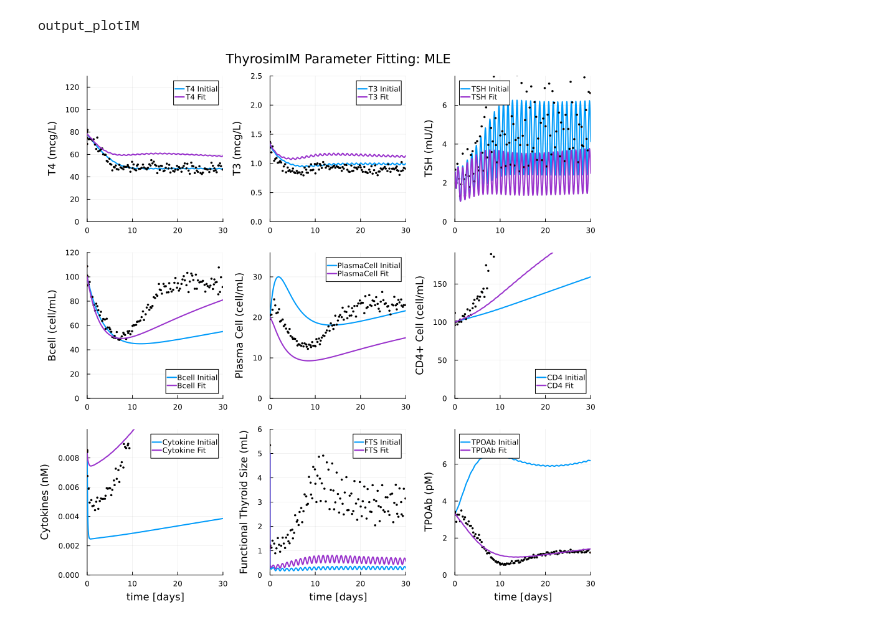
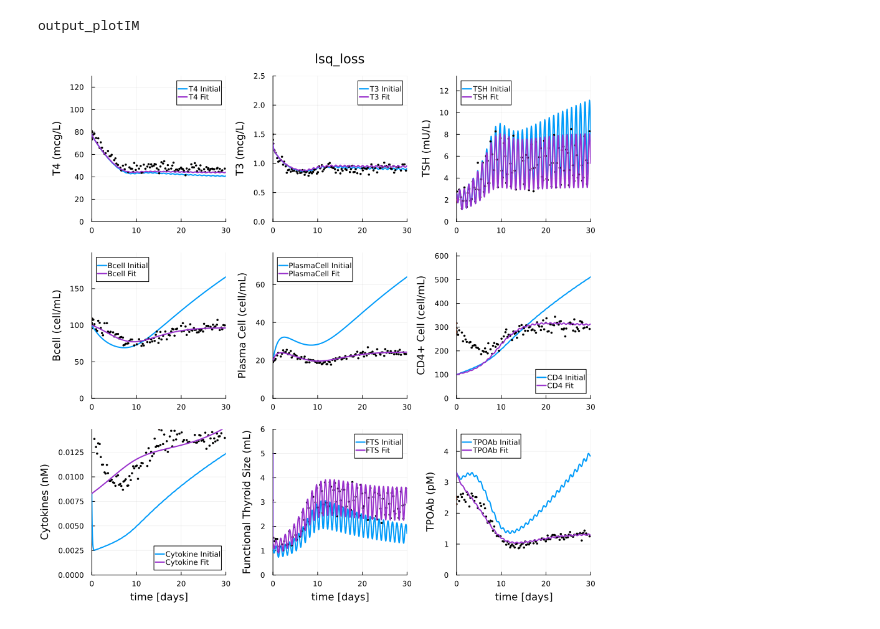
Before and after one commit to aidanboyne/BioCyb_UCLA, a Jupyter notebook: thyrosimIM/src/estIM_MLE_dev.ipynb, the cells around one changed output. Drawn from its saved outputs; the diff is of its cells as text; code cells hidden in the pictures.

Commit message:
Loss function compatibility with missing values

```diff
--- a/thyrosimIM/src/estIM_MLE_dev.ipynb
+++ b/thyrosimIM/src/estIM_MLE_dev.ipynb
@@ -351,4 +403,5 @@ fit_all (generic function with 1 method)
 free_params = initialize_free_varied()
 fixed_params = fixed_parameters()
 lb = zeros(size(free_params)[1])
-ub = fill(Inf, size(free_params)[1]);
+ub = free_params*10
+loss_function = lsq_loss
@@ -355,4 +410,4 @@ ub = fill(Inf, size(free_params)[1]);
 # %%
-MLE_trial = fit_all(free_params, fixed_params, lb, ub, sample_IM)
+MLE_trial = fit_all(free_params, fixed_params, lb, ub, sample_IM, loss_function=loss_function)
 # %% [output]
 ┌ Warning: Instability detected. Aborting
@@ -393,13 +433,13 @@ MLE_trial = fit_all(free_params, fixed_params, lb, ub, sample_IM)
 p0 = initialize_free_varied()
 tspan=(0.0,720.0)
 ic = ics()
-initial_prob = ODEProblem(thyrosimIM, ic, tspan, combine_params(p0, fixed_params))
-prob = ODEProblem(thyrosimIM, ic, tspan, combine_params(MLE_trial.minimizer, fixed_params))
+initial_prob = ODEProblem(thyrosimIM!, ic, tspan, combine_params(p0, fixed_params))
+prob = ODEProblem(thyrosimIM!, ic, tspan, combine_params(MLE_trial.minimizer, fixed_params))
 initial_sol = solve(initial_prob, Rosenbrock23())
 sol = solve(prob, Rosenbrock23());
 # %%
 " Outputs a scatterplot of the data overlayed with model predictions pre and post-fitting"
-function output_plotIM(sol_init, sol_fit, data; title::AbstractString = "ThyrosimIM Parameter Fitting: MLE", automargins::Bool=true)
+function output_plotIM(sol_init, sol_fit, data; title::AbstractString = "ThyrosimIM Parameter Fitting: MLE", automargins::Bool=true, plot_fit::Bool=true)
 
     # can definitley clean up this code quite a bit later (looped plotting, get rid of unnecessary plots...)
     # parameters to adjust figure limits
@@ -433,31 +473,31 @@ function output_plotIM(sol_init, sol_fit, data; title::AbstractString = "Thyrosi
 
     p1 = plot(time / 24.0, T4, ylim=(0, t4lim), xlim=xlim, linewidth=2, label="T4 Initial", ylabel="T4 (mcg/L)")
     p1 = scatter!(tvals, (777.0/3.2).*data.T4, ylabel="T4 (mcg/L)", markersize=1, label="")
-    p1 = plot!(time_fit / 24.0, T4_fit, ylim=(0, t4lim), xlim=xlim, linewidth=2, label="T4 Fit", ylabel="T4 (mcg/L)", color=:darkorchid)
+    plot_fit && (p1 = plot!(time_fit / 24.0, T4_fit, ylim=(0, t4lim), xlim=xlim, linewidth=2, label="T4 Fit", ylabel="T4 (mcg/L)", color=:darkorchid))
     p2 = plot(time / 24.0, T3, ylim=(0, t3lim), xlim=xlim, linewidth=2, label="T3 Initial", ylabel="T3 (mcg/L)", title=title)
     p2 = scatter!(tvals, (651.0/3.2).*data.T3, ylabel="T3 (mcg/L)", markersize=1, label="")
-    p2 = plot!(time_fit / 24.0, T3_fit, ylim=(0, t3lim), xlim=xlim, linewidth=2, label="T3 Fit", ylabel="T3 (mcg/L)", title=title, color=:darkorchid)
+    plot_fit && (p2 = plot!(time_fit / 24.0, T3_fit, ylim=(0, t3lim), xlim=xlim, linewidth=2, label="T3 Fit", ylabel="T3 (mcg/L)", title=title, color=:darkorchid))
     p3 = plot(time / 24.0, TSH, ylim=(0, tshlim), xlim=xlim, linewidth=2, label="TSH Initial", ylabel="TSH (mU/L)")
     p3 = scatter!(tvals, (5.6/5.2).*data.TSH, ylabel="TSH (mU/L)", markersize=1, label="")
-    p3 = plot!(time_fit / 24.0, TSH_fit, ylim=(0, tshlim), xlim=xlim, linewidth=2, label="TSH Fit", ylabel="TSH (mU/L)", color=:darkorchid)
+    plot_fit && (p3 = plot!(time_fit / 24.0, TSH_fit, ylim=(0, tshlim), xlim=xlim, linewidth=2, label="TSH Fit", ylabel="TSH (mU/L)", color=:darkorchid))
     p4 = plot(time / 24.0, Bcell, label="Bcell Initial", ylabel="Bcell (cell/mL)", ylim=(0,Blim), xlim=xlim, linewidth=2)
     p4 = scatter!(tvals, data.Bcells, ylabel="Bcell (cell/mL)", markersize=1, label="")
-    p4 = plot!(time_fit / 24.0, Bcell_fit, label="Bcell Fit", ylabel="Bcell (cell/mL)", ylim=(0,Blim), xlim=xlim, linewidth=2, color=:darkorchid)
+    plot_fit && (p4 = plot!(time_fit / 24.0, Bcell_fit, label="Bcell Fit", ylabel="Bcell (cell/mL)", ylim=(0,Blim), xlim=xlim, linewidth=2, color=:darkorchid))
     p5 = plot(time / 24.0, PlasmaCell, label="PlasmaCell Initial", ylabel="Plasma Cell (cell/mL)", ylim=(0,Plim), xlim=xlim, linewidth=2)
     p5 = scatter!(tvals, data.Plasma, ylabel="Plasma Cell (cell/mL)", markersize=1, label="")
-    p5 = plot!(time_fit / 24.0, PlasmaCell_fit, label="PlasmaCell Fit", ylabel="Plasma Cell (cell/mL)", ylim=(0,Plim), xlim=xlim, linewidth=2, color=:darkorchid)
+    plot_fit && (p5 = plot!(time_fit / 24.0, PlasmaCell_fit, label="PlasmaCell Fit", ylabel="Plasma Cell (cell/mL)", ylim=(0,Plim), xlim=xlim, linewidth=2, color=:darkorchid))
     p6 = plot(time / 24.0, CD4Cell, label="CD4 Initial", ylabel="CD4+ Cell (cell/mL)", ylim=(0,Tlim), xlim=xlim, linewidth=2)
     p6 = scatter!(tvals, data.CD4, ylabel="CD4+ Cell (cell/mL)", markersize=1, label="")
-    p6 = plot!(time_fit / 24.0, CD4Cell_fit, label="CD4 Fit", ylabel="CD4+ Cell (cell/mL)", ylim=(0,Tlim), xlim=xlim, linewidth=2, color=:darkorchid)
+    plot_fit && (p6 = plot!(time_fit / 24.0, CD4Cell_fit, label="CD4 Fit", ylabel="CD4+ Cell (cell/mL)", ylim=(0,Tlim), xlim=xlim, linewidth=2, color=:darkorchid))
     p7 = plot(time / 24.0, Cytokines, label="Cytokine Initial", ylabel="Cytokines (nM)", xlabel="time [days]", ylim=(0,Clim), xlim=xlim, linewidth=2)
     p7 = scatter!(tvals, data.Cytokine./6.022e11, ylabel="Cytokines (nM)", markersize=1, label="")
-    p7 = plot!(time_fit / 24.0, Cytokines_fit, label="Cytokine Fit", ylabel="Cytokines (nM)", xlabel="time [days]", ylim=(0,Clim), xlim=xlim, linewidth=2, color=:darkorchid)
+    plot_fit && (p7 = plot!(time_fit / 24.0, Cytokines_fit, label="Cytokine Fit", ylabel="Cytokines (nM)", xlabel="time [days]", ylim=(0,Clim), xlim=xlim, linewidth=2, color=:darkorchid))
     p8 = plot(time / 24.0, FTS, label="FTS Initial", ylabel="Functional Thyroid Size (mL)", xlabel="time [days]", ylim=(0,Flim), xlim=xlim, linewidth=2)
     p8 = scatter!(tvals, data.FTS, ylabel="Functional Thyroid Size (mL)", markersize=1, label="")
-    p8 = plot!(time_fit / 24.0, FTS_fit, label="FTS Fit", ylabel="Functional Thyroid Size (mL)", xlabel="time [days]", ylim=(0,Flim), xlim=xlim, linewidth=2, color=:darkorchid)
+    plot_fit && (p8 = plot!(time_fit / 24.0, FTS_fit, label="FTS Fit", ylabel="Functional Thyroid Size (mL)", xlabel="time [days]", ylim=(0,Flim), xlim=xlim, linewidth=2, color=:darkorchid))
     p9 = plot(time / 24.0, TPOAb, label="TPOAb Initial", ylabel="TPOAb (pM)", xlabel="time [days]", ylim=(0,Alim), xlim=xlim, linewidth=2)
     p9 = scatter!(tvals, data.Ab./6.022e8, ylabel="TPOAb (pM)", markersize=1, label="")
-    p9 = plot!(time_fit / 24.0, TPOAb_fit, label="TPOAb Fit", ylabel="TPOAb (pM)", xlabel="time [days]", ylim=(0,Alim), xlim=xlim, linewidth=2, color=:darkorchid)
+    plot_fit && (p9 = plot!(time_fit / 24.0, TPOAb_fit, label="TPOAb Fit", ylabel="TPOAb (pM)", xlabel="time [days]", ylim=(0,Alim), xlim=xlim, linewidth=2, color=:darkorchid))
 
     plot!(size=(900,900))
     plot(p1, p2, p3, p4, p5, p6, p7, p8, p9, layout=(3, 3))
@@ -466,8 +506,8 @@ end
 # %% [output]
 output_plotIM
 # %%
-output_plotIM(initial_sol, sol, sample_IM)
+output_plotIM(initial_sol, sol, sample_IM, title = string(loss_function))
 # %% [output]
-[figure, old version]
+[figure, new version]
 # %%
 print("Estimated variances: ", MLE_trial.minimizer[18:26])
```
Also changed, not shown: parts of 18 cells of this notebook.
